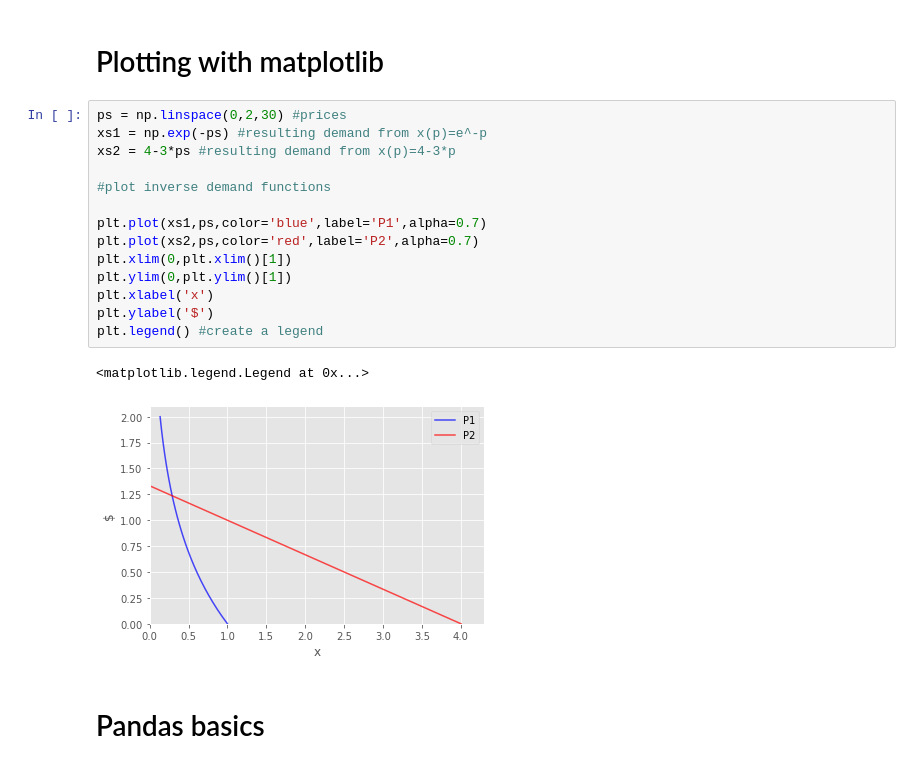
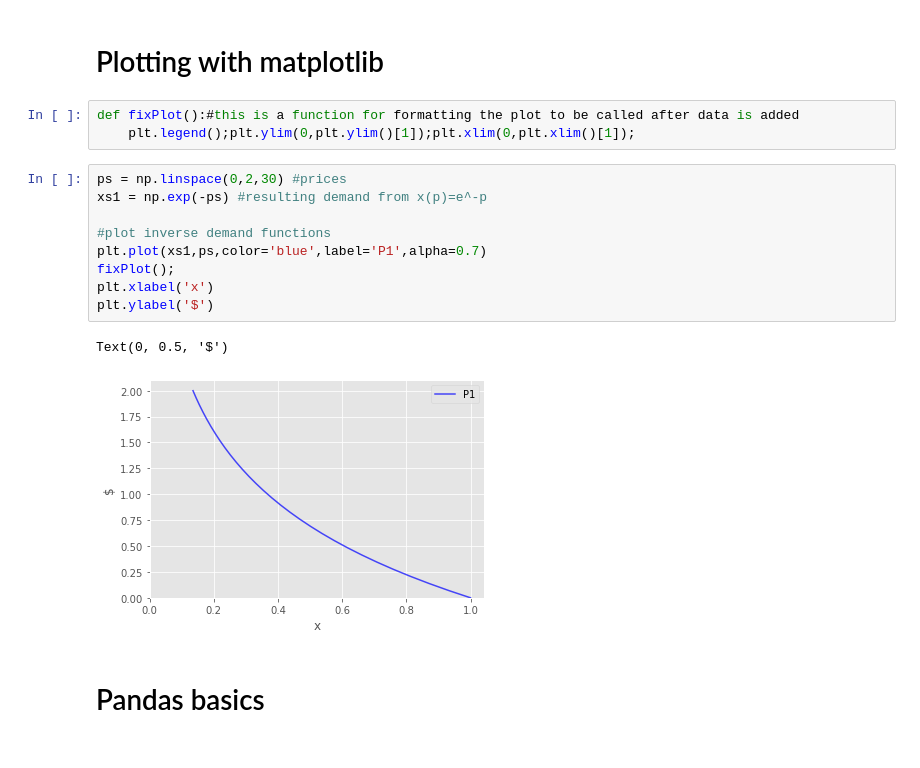
Before and after one commit to lewislehe/cee498te, a Jupyter notebook: summary.ipynb, the cells around one changed output. Cells and saved outputs as stored; diff of their text form.

```diff
--- a/summary.ipynb
+++ b/summary.ipynb
@@ -23,22 +22,20 @@ the answer to question 2 is h2=0.68
 # %% [markdown]
 # Plotting with matplotlib
+# %%
+def fixPlot():#this is a function for formatting the plot to be called after data is added
+    plt.legend();plt.ylim(0,plt.ylim()[1]);plt.xlim(0,plt.xlim()[1]);
 # %%
 ps = np.linspace(0,2,30) #prices
 xs1 = np.exp(-ps) #resulting demand from x(p)=e^-p
-xs2 = 4-3*ps #resulting demand from x(p)=4-3*p
 
 #plot inverse demand functions
-
 plt.plot(xs1,ps,color='blue',label='P1',alpha=0.7)
-plt.plot(xs2,ps,color='red',label='P2',alpha=0.7)
-plt.xlim(0,plt.xlim()[1])
-plt.ylim(0,plt.ylim()[1])
+fixPlot();
 plt.xlabel('x')
 plt.ylabel('$')
-plt.legend() #create a legend
 # %% [output]
-<matplotlib.legend.Legend at 0x...>
+Text(0, 0.5, '$')
-[figure, old version]
+[figure, new version]
 # %% [markdown]
 # Pandas basics
 # %%
```
Also changed, not shown: parts of 21 cells of this notebook.
